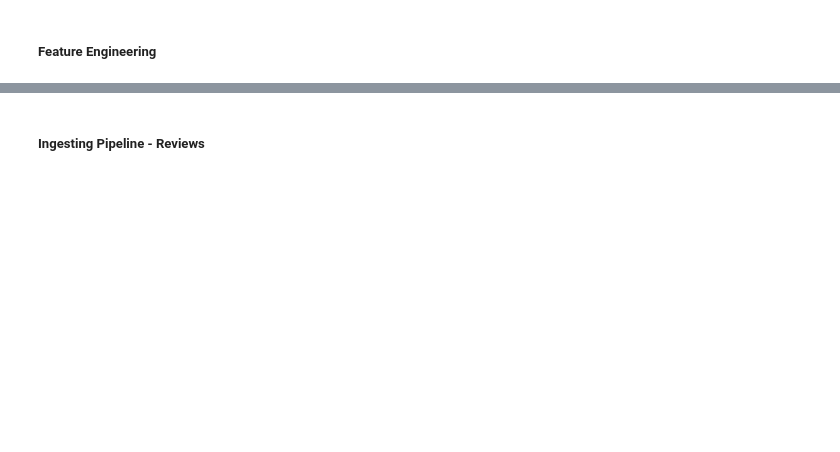
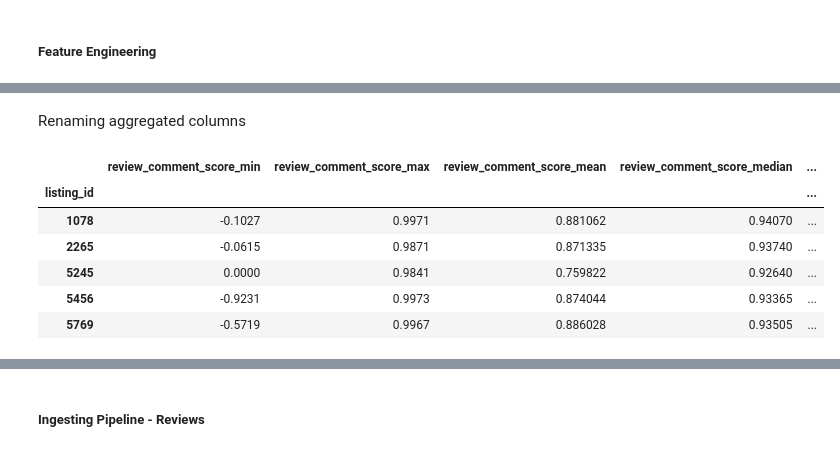
Before and after one commit to vpontello/AirBnb_feature_importance, a Jupyter notebook: DataScience_Post.ipynb, the cells around one changed output, grey strips where cells are left out. Saved outputs shown, nothing was run; the diff lists cells and outputs as text; code cells hidden in the pictures; blank space fills up the shorter version.

```diff
--- a/DataScience_Post.ipynb
+++ b/DataScience_Post.ipynb
@@ -989,0 +1049,22 @@ for field in translated_list:
+# %% [markdown]
+Renaming aggregated columns
+# %%
+# concat agg column names
+col_names = []
+for cols in df_reviews_agg.columns:
+    new_col = '_'.join(cols)
+    col_names.append(new_col)
+
+
+# rename columns
+df_reviews_agg.columns = col_names
+
+df_reviews_agg.head()
+# %% [output]
+|  | review_comment_score_min | review_comment_score_max | review_comment_score_mean | review_comment_score_median | ... |
+| listing_id |  |  |  |  | ... |
+| 1078 | -0.1027 | 0.9971 | 0.881062 | 0.94070 | ... |
+| 2265 | -0.0615 | 0.9871 | 0.871335 | 0.93740 | ... |
+| 5245 | 0.0000 | 0.9841 | 0.759822 | 0.92640 | ... |
+| 5456 | -0.9231 | 0.9973 | 0.874044 | 0.93365 | ... |
+| 5769 | -0.5719 | 0.9967 | 0.886028 | 0.93505 | ... |
```
Also changed, not shown: parts of 29 cells of this notebook.
